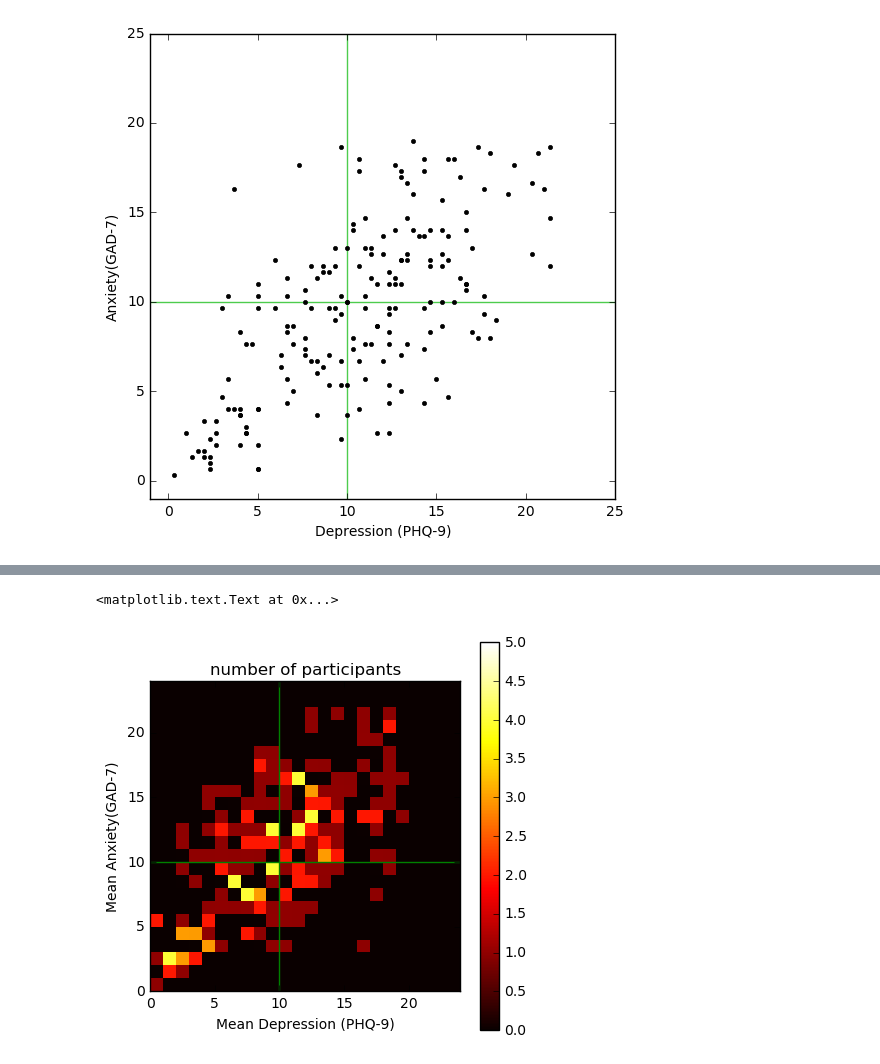
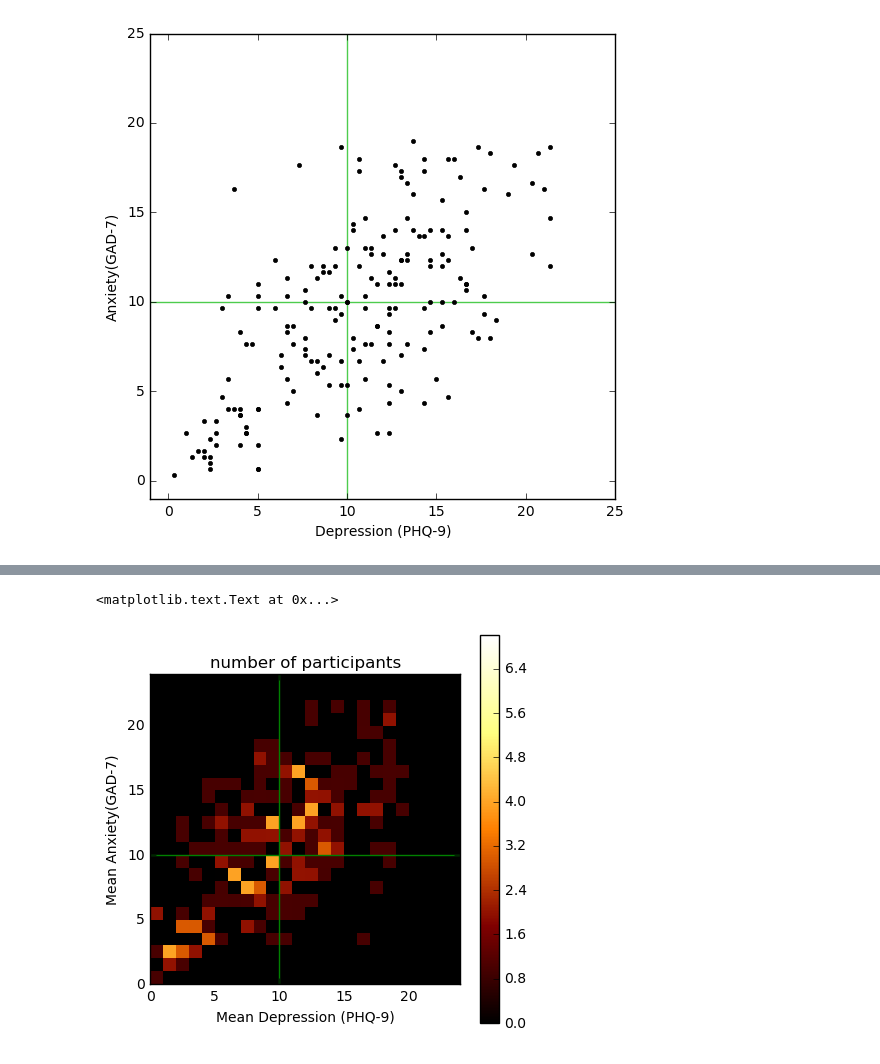
Before and after one commit to sosata/CS120DataAnalysis, a Jupyter notebook: Assessment/show_depression_vs_anxiety.ipynb, the cells around one changed output, grey strips where cells are left out. Drawn from its saved outputs; the diff is of its cells as text; code cells hidden in the pictures.

```diff
--- a/Assessment/show_depression_vs_anxiety.ipynb
+++ b/Assessment/show_depression_vs_anxiety.ipynb
@@ -73,19 +137,20 @@ plt.ylabel('Anxiety(GAD-7)')
 # %%
 step = 1
-n_max = 5
+n_max = 7
 edges = np.arange(0, 25, step)
 cent = np.arange(step/2.0, 25, step)
 
 plt.figure(figsize=[5,5])
 plt.plot([10,10],[0,25],color=(0,.5,0))
 plt.plot([0,25],[10,10],color=(0,.5,0))
 hst = np.histogram2d(np.array(np.mean(ass[['PHQ9 W0','PHQ9 W3', 'PHQ9 W6']],axis=1)), \
                      np.array(np.mean(ass[['GAD7 W0','GAD7 W3', 'GAD7 W6']],axis=1)), bins=[edges,edges])
-plt.imshow(hst[0], origin='lower', vmin=0, vmax=n_max, interpolation='none', cmap=cm.hot, extent=(edges[0], edges[-1], edges[0], edges[-1]))
+plt.imshow(hst[0], origin='lower', vmin=0, vmax=n_max, interpolation='none', cmap=cm.afmhot, \
+           extent=(edges[0], edges[-1], edges[0], edges[-1]))
 plt.colorbar()
 plt.xlabel('Mean Depression (PHQ-9)')
 plt.ylabel('Mean Anxiety(GAD-7)')
 plt.title('number of participants')
 # %% [output]
 <matplotlib.text.Text at 0x...>
-[figure, old version]
+[figure, new version]
```
Also changed, not shown: parts of 7 cells of this notebook, 1 other file.
